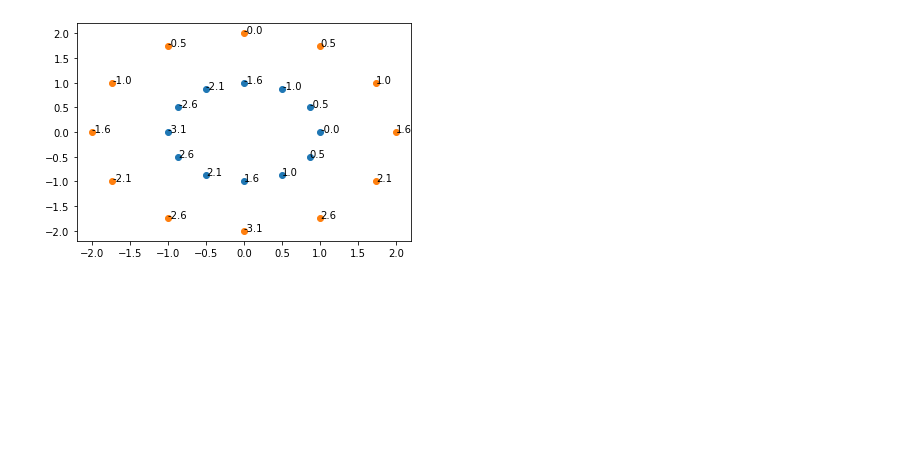
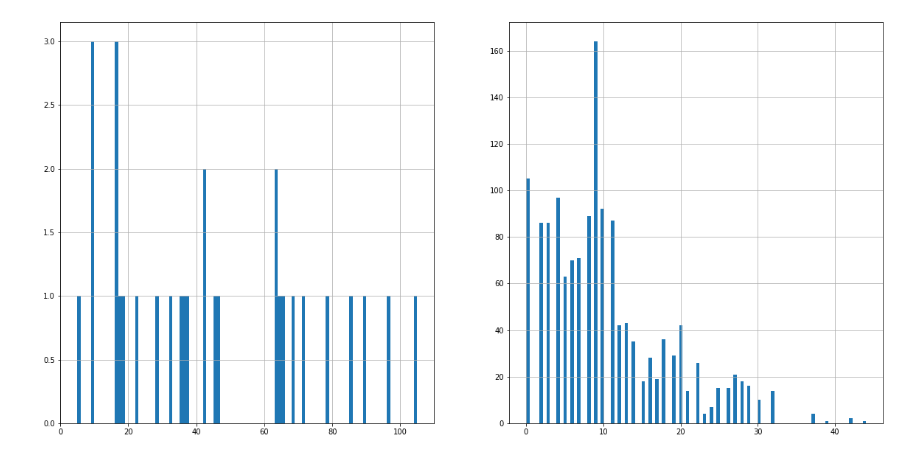
Before and after one commit to OliviaSeidel/qpix-digital, a Jupyter notebook: simulation-software/testNB.ipynb, the cells around one changed output. Cells and saved outputs as stored; diff of their text form; code cells hidden in the pictures; blank space fills up the shorter version.

```diff
--- a/simulation-software/testNB.ipynb
+++ b/simulation-software/testNB.ipynb
@@ -1,25 +1,24 @@
-# %%
-import numpy as np
-import matplotlib.pyplot as plt
-
-theta = np.arange(-np.pi, np.pi, np.pi/6)
-r = 1
-y = -r * np.sin(theta)
-x = r * np.cos(theta)
-
-# change
-dy = 2 * np.cos(theta)
-dx = 2 * np.sin(theta)
-
-# plot
-fig, ax = plt.subplots()
-ax.scatter(x, y)
-ax.scatter(dx, dy)
-
-# label
-lx = [f"{t:0.1f}" for t in theta]
-for i, txt in enumerate(lx):
-    ax.annotate(txt, (x[i], y[i]))
-    ax.annotate(txt, (dx[i], dy[i]))
-# %% [output]
-[figure, removed]
+# %%
+import pandas as pd
+import matplotlib.pyplot as plt
+from ast import literal_eval
+import numpy as np
+
+# pd = pd.read_csv("output_data/parameter_frame.csv")
+# pd = pd.read_csv("output_data/output_df30.csv")
+pd = pd.read_csv("output_df.csv")
+
+# extract params into columns
+pd["Params"] = pd["Params"].apply(literal_eval)
+pd["Int_T"] = [i[0] for i in pd["Params"]]
+pd["Timeout"] = [i[1] for i in pd["Params"]]
+
+# Remote Max
+fig, ax = plt.subplots(1, 2, figsize=(20,10))
+asic0 = pd[(pd["AsicX"] == 0) & (pd["AsicY"] == 0)]
+asic_other = pd[(pd["AsicX"] != 0) & (pd["AsicY"] != 0)]
+
+h1 = asic0["Remote Max"].hist(ax=ax[0], bins=100)
+h2 = asic_other["Remote Max"].hist(ax=ax[1], bins=100)
+# %% [output]
+[figure, added]
```
Also changed, not shown: parts of 5 cells of this notebook, 8 other files.
